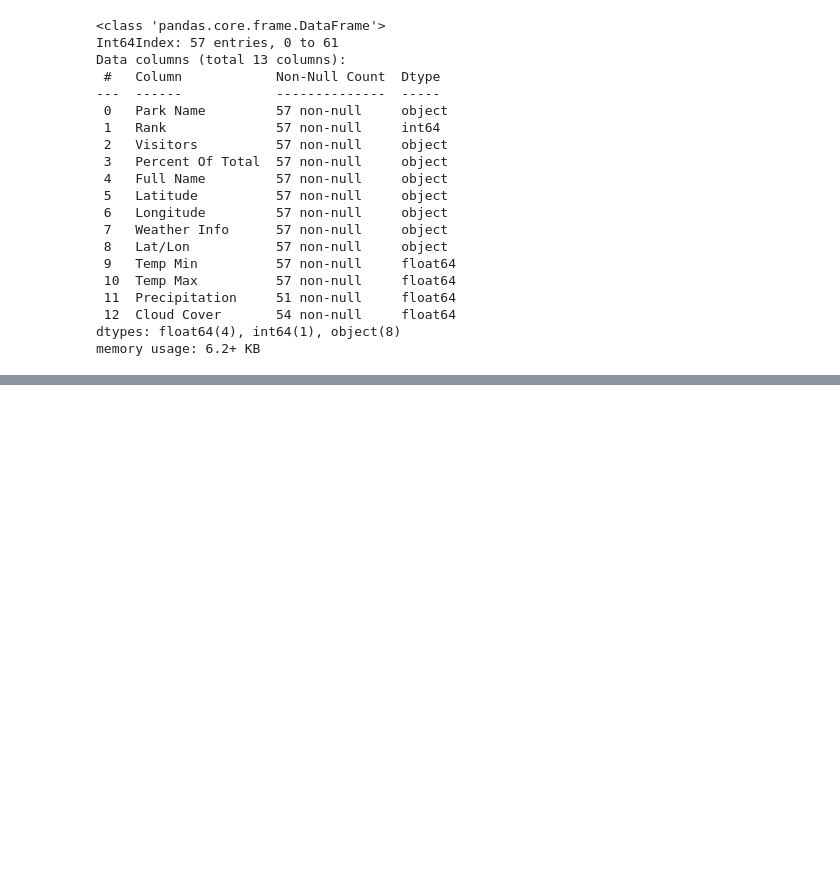
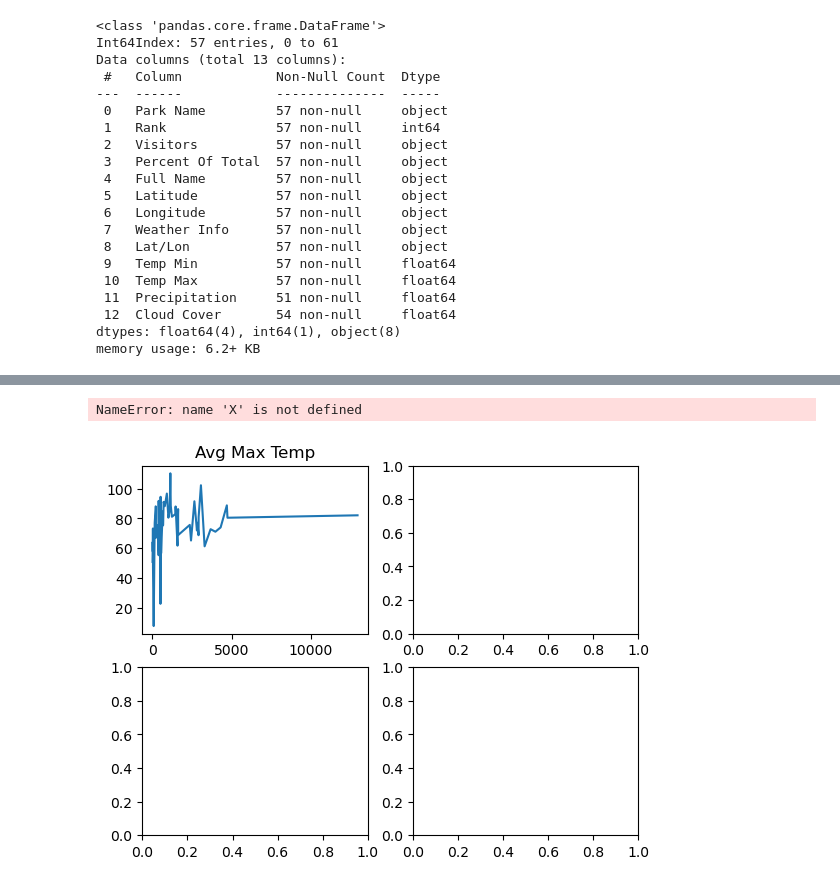
Before and after one commit to JessicaRBailey/Group_CA, a Jupyter notebook: Park_weather/weather.ipynb, the cells around one changed output, grey strips where cells are left out. Saved outputs shown, nothing was run; the diff lists cells and outputs as text; code cells hidden in the pictures; blank space fills up the shorter version.

```diff
--- a/Park_weather/weather.ipynb
+++ b/Park_weather/weather.ipynb
@@ -326,3 +374,56 @@ TypeError: 'str' object is not callable
+# %%
+# Create figure for presentation
+
+# X = np.arange(0, math.pi*2, 0.05)
+
+# # Using built-in trigonometric function we can directly plot
+# # the given cosine wave for the given angles
+# Y1 = np.sin(X)
+# Y2 = np.cos(X)
+# Y3 = np.tan(X)
+# Y4 = np.tanh(X)
+
+# Initialise the subplot function using number of rows and columns
+figure, axis = plt.subplots(2, 2)
+
+# For Sine Function
+visitors = visitors_by_thousand["Visitors (k)"]
+max_temp = visitors_by_thousand["Temp Max"]
+axis[0, 0].plot(visitors, max_temp)
+axis[0, 0].set_title("Avg Max Temp")
+
+# For Cosine Function
+axis[0, 1].plot(X, Y2)
+axis[0, 1].set_title("Cosine Function")
+
+# For Tangent Function
+axis[1, 0].plot(X, Y3)
+axis[1, 0].set_title("Tangent Function")
+
+# For Tanh Function
+axis[1, 1].plot(X, Y4)
+axis[1, 1].set_title("Tanh Function")
+
+# Combine all the operations and display
+plt.show()
+
+
+
+
+print(f"The correlation coefficient between number of visitors and average maximum temperature is {round(st.pearsonr(visitors,max_temp)[0],2)}.")
+
+max_slope, max_int, max_r, max_p, max_std_err  = st.linregress(visitors, max_temp)
+max_fit = max_slope * visitors + max_int
+
+plt.scatter(visitors_by_thousand["Visitors (k)"], visitors_by_thousand["Temp Max"])
+plt.plot(visitors,pe_fit,"--")
+plt.title("NP Visitors by Avg Park Temperature")
+plt.xlabel("Visitors in thousands")
+plt.ylabel("Temperature (F)")
+plt.show()
+# %% [output]
+NameError: name 'X' is not defined
+[figure, added]
 # %%
 # Put parks in bins by avg maxtemp ranges
 park_bins = clean_weather_data.copy()
```
Also changed, not shown: parts of 9 cells of this notebook, 2 other files.
